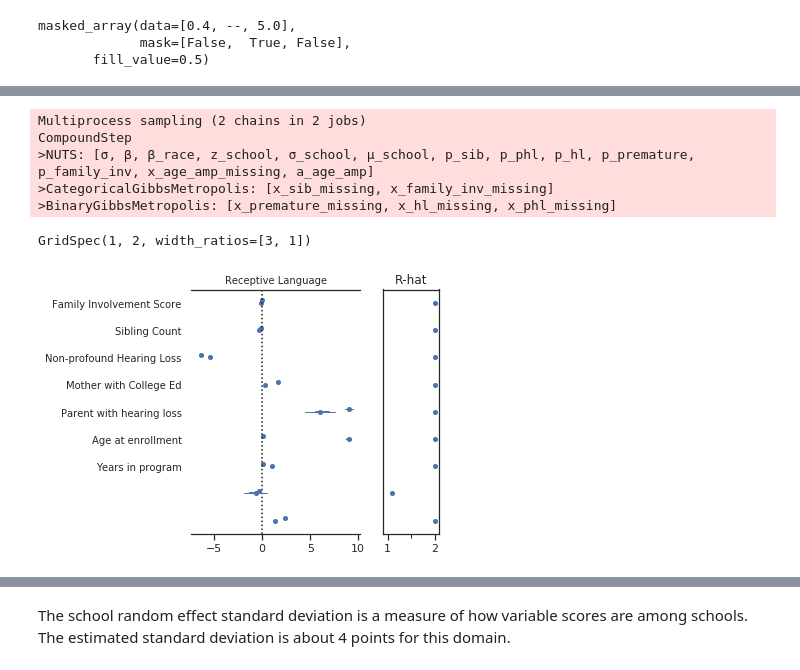
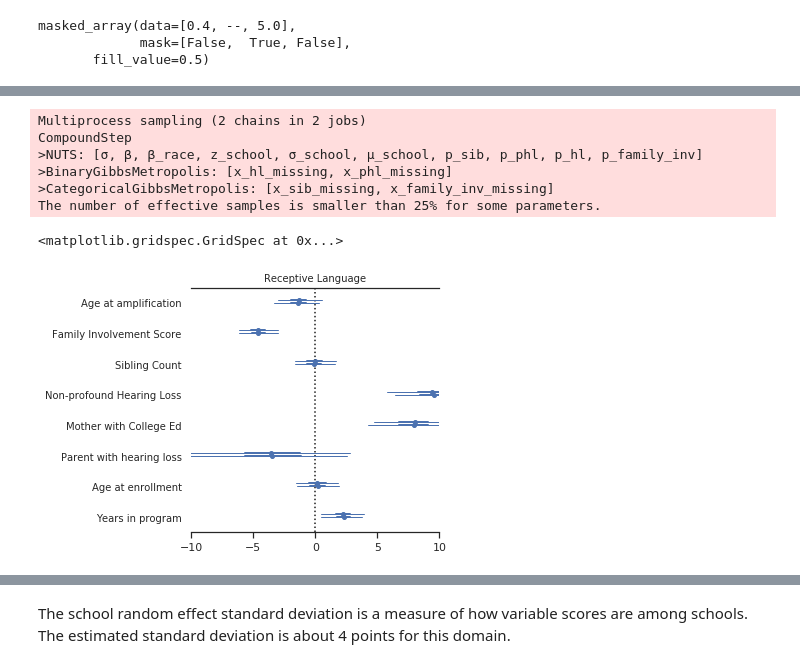
Before and after one commit to fonnesbeck/infant_hearing_intervention, a Jupyter notebook: notebooks/Covariate Model.ipynb, the cells around one changed output, grey strips where cells are left out. Cells and saved outputs as stored; diff of their text form; code cells hidden in the pictures.

Commit message:
Updated covariate model

```diff
--- a/notebooks/Covariate Model.ipynb
+++ b/notebooks/Covariate Model.ipynb
@@ -213,9 +323,12 @@ fillna(np.array([0.4, np.nan, 5]), 0.5)
 masked_array(data=[0.4, --, 5.0],
              mask=[False,  True, False],
        fill_value=0.5)
+# %%
+# Temporarily mean-impute age of amplification
+analysis_subset.fillna({'age_amp': analysis_subset.age_amp.mean()}, inplace=True)
 # %%
 from pymc3 import Bernoulli, Normal, Uniform, Dirichlet, Categorical, Beta, HalfCauchy
-from pymc3 import Gamma, Exponential, Multinomial
+from pymc3 import Gamma, Exponential, Multinomial, HalfNormal
 from pymc3 import Model, Deterministic, Metropolis
 from numpy.ma import masked_values, set_fill_value, masked_invalid
 import theano.tensor as tt
@@ -259,7 +372,7 @@ def generate_model(dataset, cohort_age):
         age_amp /= 12
         # Imputation of age of amplification
         if np.isnan(age_amp).sum():
-            a_age_amp = Exponential("a_age_amp", 0.1, testval=1)
+            a_age_amp = Uniform("a_age_amp", 0, 10)
             x_age_amp = Exponential('x_age_amp', a_age_amp,
                                        observed=masked_invalid(age_amp))
         else:
@@ -274,12 +387,13 @@ def generate_model(dataset, cohort_age):
             x_family_inv = family_inv
 
         # Imputation of premature
+        """
         if np.isnan(premature).sum():
             p_premature = Beta("p_premature", 1, 1, testval=0.1)
             x_premature = Bernoulli('x_premature', p_premature, observed=masked_invalid(premature))
         else:
             x_premature = premature
-
+        """
         # Imputation of hearing loss
         if np.isnan(non_severe).sum():
             p_hl = Beta("p_hl", 1, 1, testval=0.9)
@@ -306,7 +420,7 @@ def generate_model(dataset, cohort_age):
         unique_schools = np.unique(school)
         school_index = [list(unique_schools).index(s) for s in school]
 
-        # School random effect
+        # School random effect (non-centered parameterization)
         μ_school = Normal('μ_school', 90, sd=10)
         σ_school = Exponential("σ_school", 1)
         z_school = Normal('z_school', mu=0, sd=1, shape=len(unique_schools))
@@ -319,12 +433,21 @@ def generate_model(dataset, cohort_age):
         β_race = Normal("β_race", 0, sd=10, shape=4)
         race_effect = tt.concatenate([[0], β_race])[race.astype(int)]
 
-        X = [x_premature, x_family_inv, x_sib, x_hl, mother_college, x_phl, age_enroll_std, time]
+        # Covariates
+        X = [x_age_amp,
+             x_family_inv,
+             x_sib,
+             x_hl,
+             mother_college,
+             x_phl,
+             age_enroll_std,
+             time]
+
         # Fixed effects
         β = Normal("β", 0, sd=100, shape=len(X))
         θ = intercept + race_effect + β.dot(tt.stack(X))
 
-        σ = HalfCauchy("σ", 1, testval=100)
+        σ = HalfNormal("σ", sd=25, testval=100)
         score_like = Normal("score_like", mu=θ, sd=σ, observed=score)
 
     return model
@@ -341,17 +466,17 @@ from pymc3 import sample
 with receptive_language_4:
 
     rec_lang_4_trace = sample(iterations,
-                              tune=tuning, njobs=2,
-                              nuts_kwargs={'target_accept': 0.95})
+                              tune=tuning, njobs=2)
 # %% [output]
 Multiprocess sampling (2 chains in 2 jobs)
 CompoundStep
->NUTS: [σ, β, β_race, z_school, σ_school, μ_school, p_sib, p_phl, p_hl, p_premature, p_family_inv, x_age_amp_missing, a_age_amp]
+>NUTS: [σ, β, β_race, z_school, σ_school, μ_school, p_sib, p_phl, p_hl, p_family_inv]
+>BinaryGibbsMetropolis: [x_hl_missing, x_phl_missing]
 >CategoricalGibbsMetropolis: [x_sib_missing, x_family_inv_missing]
->BinaryGibbsMetropolis: [x_premature_missing, x_hl_missing, x_phl_missing]
+The number of effective samples is smaller than 25% for some parameters.
 # %%
-labels = ['Premature',
-    #'Age at amplification',
+labels = [#'Premature',
+          'Age at amplification',
           'Family Involvement Score',
           'Sibling Count',
           'Non-profound Hearing Loss',
@@ -362,10 +489,12 @@ labels = ['Premature',
 # %%
 from pymc3 import forestplot
 
-forestplot(rec_lang_4_trace, varnames=['β'], ylabels=labels, main='Receptive Language')
+forestplot(rec_lang_4_trace, varnames=['β'],
+           ylabels=labels, main='Receptive Language',
+          xlim=(-10,10), rhat=False)
 # %% [output]
-GridSpec(1, 2, width_ratios=[3, 1])
+<matplotlib.gridspec.GridSpec at 0x...>
-[figure, old version]
+[figure, new version]
 # %%
 forestplot(rec_lang_4_trace, varnames=['α_school'])
 # %% [output]
```
Also changed, not shown: parts of 41 cells of this notebook.
